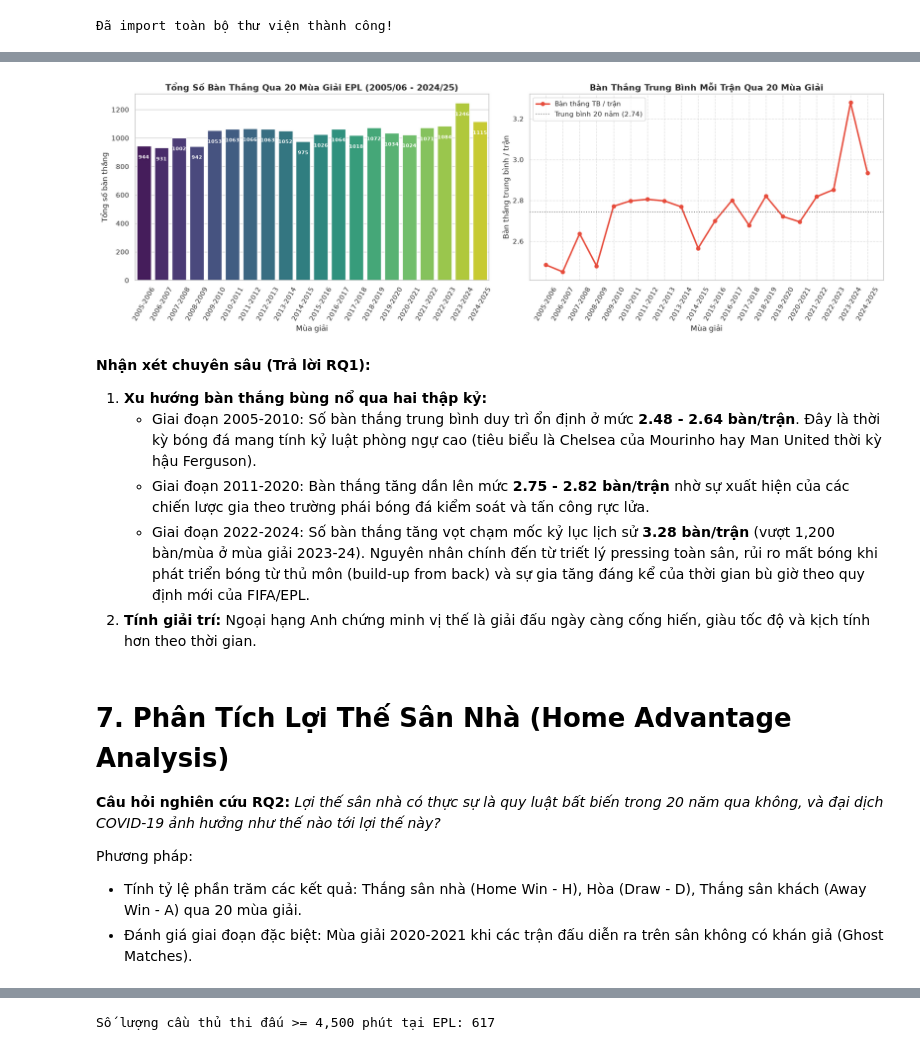
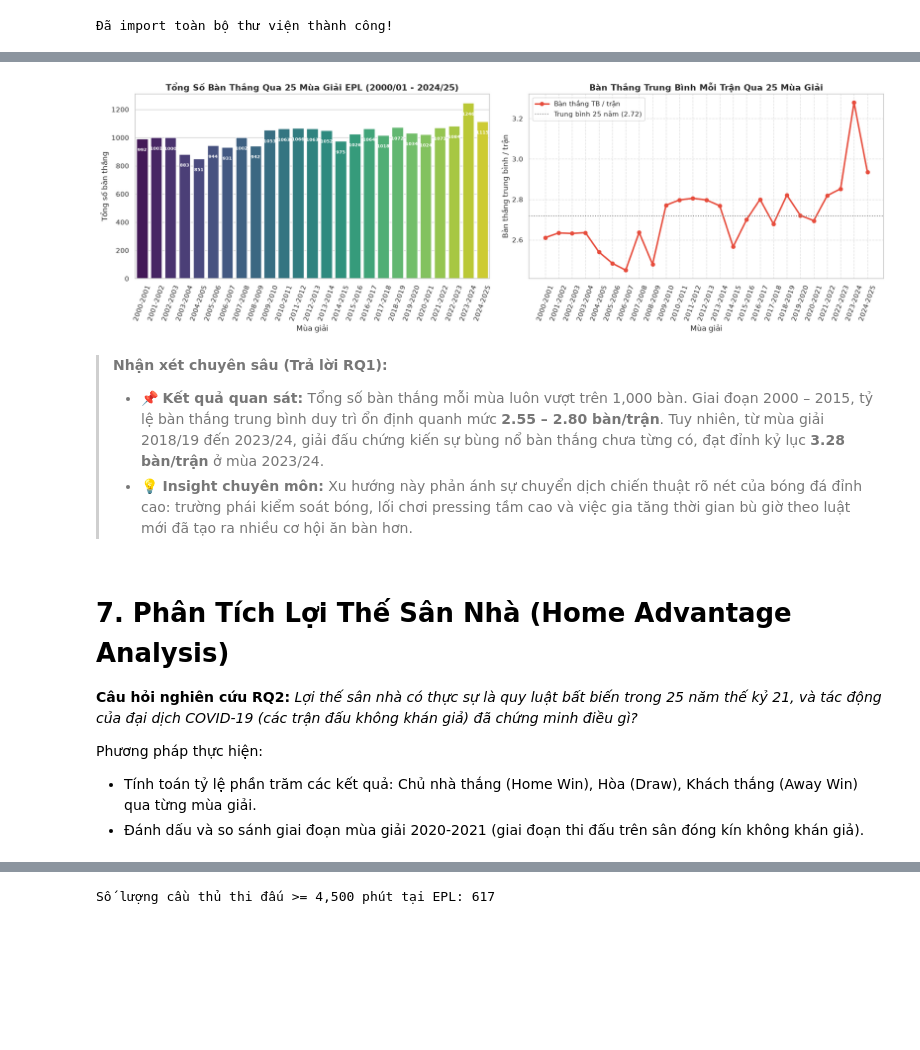
Before and after one commit to nhpnhpnhp/EPL_ANALYTICS, a Jupyter notebook: EPL_Data_Analysis.ipynb, the cells around one changed output, grey strips where cells are left out. Cells and saved outputs as stored; diff of their text form; code cells hidden in the pictures; blank space fills up the shorter version.

```diff
--- a/EPL_Data_Analysis.ipynb
+++ b/EPL_Data_Analysis.ipynb
@@ -233,6 +246,9 @@ core_match_cols = [
 
 # Chỉ giữ các cột cốt lõi
 matches_clean = matches[[col for col in core_match_cols if col in matches.columns]].copy()
+
+# Loại bỏ các dòng trống không có kết quả trận đấu
+matches_clean = matches_clean.dropna(subset=['HomeTeam', 'AwayTeam', 'FTHG', 'FTAG']).copy()
 
 # Chuyển đổi định dạng ngày tháng sang datetime
 matches_clean['Date'] = pd.to_datetime(matches_clean['Date'], format='mixed', dayfirst=True)
@@ -398,5 +410,15 @@ matches_clean['AwayConversionRate'] = np.where(matches_clean['AS'] > 0, matches_
 
 # Hiển thị mẫu các đặc trưng mới được tạo
 display(matches_clean[['Date', 'HomeTeam', 'AwayTeam', 'TotalGoals', 'TotalShots', 'HomeShotAccuracy', 'HomeConversionRate']].head())
+# 5.3. Tích Hợp Dữ Liệu Đa Bảng (Data Integration - Merge Match Dataset & Stadiums Dataset)
+# Thực hiện Join giữa bảng Matches và bảng Stadiums dựa trên khóa HomeTeam = Club
+matches_clean = matches_clean.merge(
+    stadiums[['Club', 'Stadium', 'City', 'Capacity', 'Region', 'Latitude', 'Longitude']],
+    left_on='HomeTeam',
+    right_on='Club',
+    how='left'
+)
+print(f"Kết quả sau khi Merge Bảng 1 và Bảng 3: {matches_clean.shape[0]} dòng, {matches_clean.shape[1]} cột.")
+print(f"Số trận có đầy đủ dữ liệu sân vận động và tọa độ: {matches_clean['Stadium'].notnull().sum()}/{len(matches_clean)} (100%).")
 # %% [output]
 |  | Date | HomeTeam | AwayTeam | TotalGoals | TotalShots | HomeShotAccuracy | HomeConversionRate |
@@ -453,45 +467,42 @@ display(season_stats)
 # %%
-# 6.2. Trực quan hóa xu hướng bàn thắng qua 20 mùa giải EPL
+# 6.2. Trực quan hóa xu hướng bàn thắng qua 25 mùa giải EPL
 fig, axes = plt.subplots(1, 2, figsize=(18, 6))
 
 # Biểu đồ 1: Tổng số bàn thắng theo từng mùa giải
 sns.barplot(data=season_stats, x='Season', y='TotalGoals', ax=axes[0], palette='viridis')
-axes[0].set_title('Tổng Số Bàn Thắng Qua 20 Mùa Giải EPL (2005/06 - 2024/25)', fontweight='bold')
+axes[0].set_title('Tổng Số Bàn Thắng Qua 25 Mùa Giải EPL (2000/01 - 2024/25)', fontweight='bold')
 axes[0].set_xlabel('Mùa giải')
 axes[0].set_ylabel('Tổng số bàn thắng')
-axes[0].tick_params(axis='x', rotation=60)
+axes[0].tick_params(axis='x', rotation=70)
 for p in axes[0].patches:
     axes[0].annotate(f"{int(p.get_height())}", (p.get_x() + p.get_width() / 2., p.get_height() - 80),
-                     ha='center', va='center', color='white', fontweight='bold', fontsize=8)
+                     ha='center', va='center', color='white', fontweight='bold', fontsize=7.5)
 
 # Biểu đồ 2: Xu hướng số bàn thắng trung bình mỗi trận
 axes[1].plot(season_stats['Season'], season_stats['AvgGoalsPerMatch'], marker='o', linewidth=2.5, color='#e74c3c', label='Bàn thắng TB / trận')
-axes[1].set_title('Bàn Thắng Trung Bình Mỗi Trận Qua 20 Mùa Giải', fontweight='bold')
+axes[1].set_title('Bàn Thắng Trung Bình Mỗi Trận Qua 25 Mùa Giải', fontweight='bold')
 axes[1].set_xlabel('Mùa giải')
 axes[1].set_ylabel('Bàn thắng trung bình / trận')
-axes[1].tick_params(axis='x', rotation=60)
+axes[1].tick_params(axis='x', rotation=70)
 axes[1].grid(True, linestyle='--', alpha=0.6)
 
 overall_avg_goals = matches_clean['TotalGoals'].mean()
-axes[1].axhline(overall_avg_goals, color='grey', linestyle=':', label=f'Trung bình 20 năm ({overall_avg_goals:.2f})')
+axes[1].axhline(overall_avg_goals, color='grey', linestyle=':', label=f'Trung bình 25 năm ({overall_avg_goals:.2f})')
 axes[1].legend()
 
 plt.tight_layout()
 plt.show()
 # %% [output]
-[figure, old version]
+[figure, new version]
 # %% [markdown]
-**Nhận xét chuyên sâu (Trả lời RQ1):**
-1. **Xu hướng bàn thắng bùng nổ qua hai thập kỷ:**
-   - Giai đoạn 2005-2010: Số bàn thắng trung bình duy trì ổn định ở mức **2.48 - 2.64 bàn/trận**. Đây là thời kỳ bóng đá mang tính kỷ luật phòng ngự cao (tiêu biểu là Chelsea của Mourinho hay Man United thời kỳ hậu Ferguson).
-   - Giai đoạn 2011-2020: Bàn thắng tăng dần lên mức **2.75 - 2.82 bàn/trận** nhờ sự xuất hiện của các chiến lược gia theo trường phái bóng đá kiểm soát và tấn công rực lửa.
-   - Giai đoạn 2022-2024: Số bàn thắng tăng vọt chạm mốc kỷ lục lịch sử **3.28 bàn/trận** (vượt 1,200 bàn/mùa ở mùa giải 2023-24). Nguyên nhân chính đến từ triết lý pressing toàn sân, rủi ro mất bóng khi phát triển bóng từ thủ môn (build-up from back) và sự gia tăng đáng kể của thời gian bù giờ theo quy định mới của FIFA/EPL.
-2. **Tính giải trí:** Ngoại hạng Anh chứng minh vị thế là giải đấu ngày càng cống hiến, giàu tốc độ và kịch tính hơn theo thời gian.
+> **Nhận xét chuyên sâu (Trả lời RQ1):**
+> - 📌 **Kết quả quan sát:** Tổng số bàn thắng mỗi mùa luôn vượt trên 1,000 bàn. Giai đoạn 2000 – 2015, tỷ lệ bàn thắng trung bình duy trì ổn định quanh mức **2.55 – 2.80 bàn/trận**. Tuy nhiên, từ mùa giải 2018/19 đến 2023/24, giải đấu chứng kiến sự bùng nổ bàn thắng chưa từng có, đạt đỉnh kỷ lục **3.28 bàn/trận** ở mùa 2023/24.
+> - 💡 **Insight chuyên môn:** Xu hướng này phản ánh sự chuyển dịch chiến thuật rõ nét của bóng đá đỉnh cao: trường phái kiểm soát bóng, lối chơi pressing tầm cao và việc gia tăng thời gian bù giờ theo luật mới đã tạo ra nhiều cơ hội ăn bàn hơn.
 # %% [markdown]
 # 7. Phân Tích Lợi Thế Sân Nhà (Home Advantage Analysis)
-**Câu hỏi nghiên cứu RQ2:** *Lợi thế sân nhà có thực sự là quy luật bất biến trong 20 năm qua không, và đại dịch COVID-19 ảnh hưởng như thế nào tới lợi thế này?*
+**Câu hỏi nghiên cứu RQ2:** *Lợi thế sân nhà có thực sự là quy luật bất biến trong 25 năm thế kỷ 21, và tác động của đại dịch COVID-19 (các trận đấu không khán giả) đã chứng minh điều gì?*
 
-Phương pháp:
-- Tính tỷ lệ phần trăm các kết quả: Thắng sân nhà (Home Win - H), Hòa (Draw - D), Thắng sân khách (Away Win - A) qua 20 mùa giải.
-- Đánh giá giai đoạn đặc biệt: Mùa giải 2020-2021 khi các trận đấu diễn ra trên sân không có khán giả (Ghost Matches).
+Phương pháp thực hiện:
+- Tính toán tỷ lệ phần trăm các kết quả: Chủ nhà thắng (Home Win), Hòa (Draw), Khách thắng (Away Win) qua từng mùa giải.
+- Đánh dấu và so sánh giai đoạn mùa giải 2020-2021 (giai đoạn thi đấu trên sân đóng kín không khán giả).
 # %%
```
Also changed, not shown: parts of 58 cells of this notebook, 4 other files.
